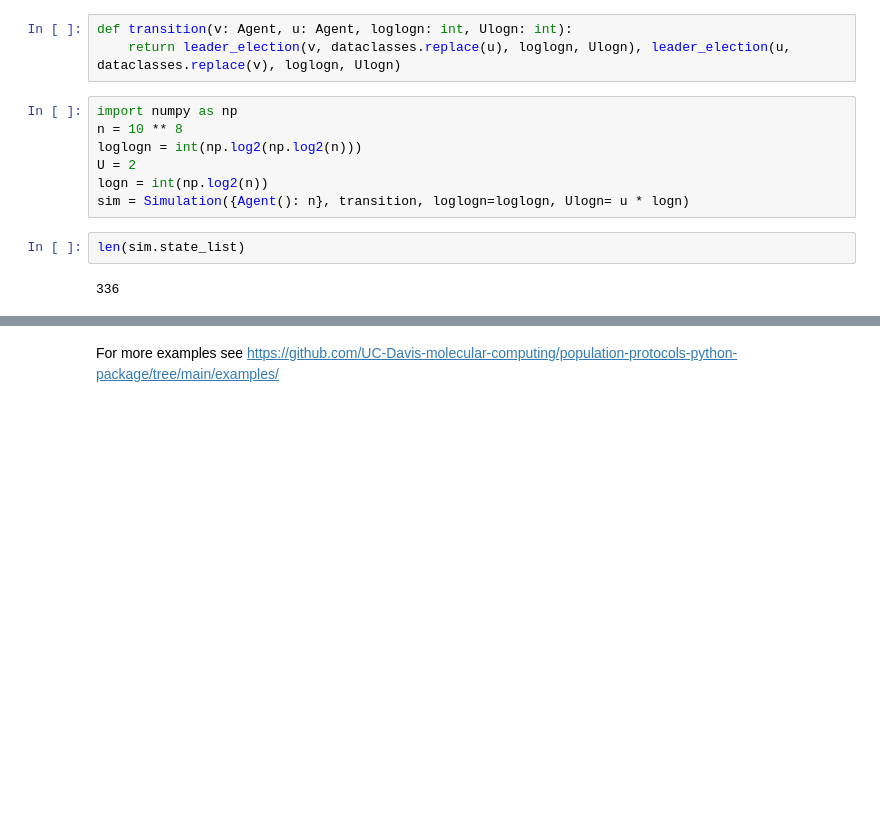
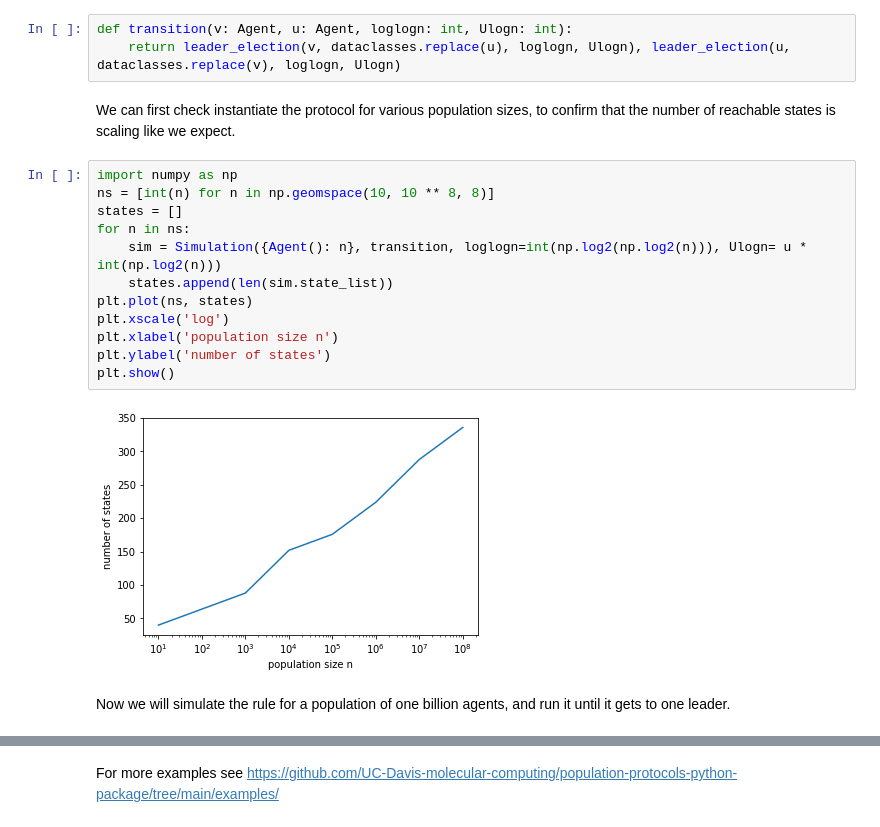
Before and after one commit to UC-Davis-molecular-computing/ppsim, a Jupyter notebook: README.ipynb, the cells around one changed output, grey strips where cells are left out. Drawn from its saved outputs; the diff is of its cells as text; blank space fills up the shorter version.

```diff
--- a/README.ipynb
+++ b/README.ipynb
@@ -326,14 +322,21 @@ We can implement this assumption by having our transition rule call the the `lea
 # %%
 def transition(v: Agent, u: Agent, loglogn: int, Ulogn: int):
     return leader_election(v, dataclasses.replace(u), loglogn, Ulogn), leader_election(u, dataclasses.replace(v), loglogn, Ulogn)
-# %%
-import numpy as np
-n = 10 ** 8
-loglogn = int(np.log2(np.log2(n)))
-U = 2
-logn = int(np.log2(n))
-sim = Simulation({Agent(): n}, transition, loglogn=loglogn, Ulogn= u * logn)
-# %%
-len(sim.state_list)
-# %% [output]
-336
+# %% [markdown]
+We can first check instantiate the protocol for various population sizes, to confirm that the number of reachable states is scaling like we expect.
+# %%
+import numpy as np
+ns = [int(n) for n in np.geomspace(10, 10 ** 8, 8)]
+states = []
+for n in ns:
+    sim = Simulation({Agent(): n}, transition, loglogn=int(np.log2(np.log2(n))), Ulogn= u * int(np.log2(n)))
+    states.append(len(sim.state_list))
+plt.plot(ns, states)
+plt.xscale('log')
+plt.xlabel('population size n')
+plt.ylabel('number of states')
+plt.show()
+# %% [output]
+[figure, added]
+# %% [markdown]
+Now we will simulate the rule for a population of one billion agents, and run it until it gets to one leader.
```
Also changed, not shown: parts of 25 cells of this notebook, 14 other files.
